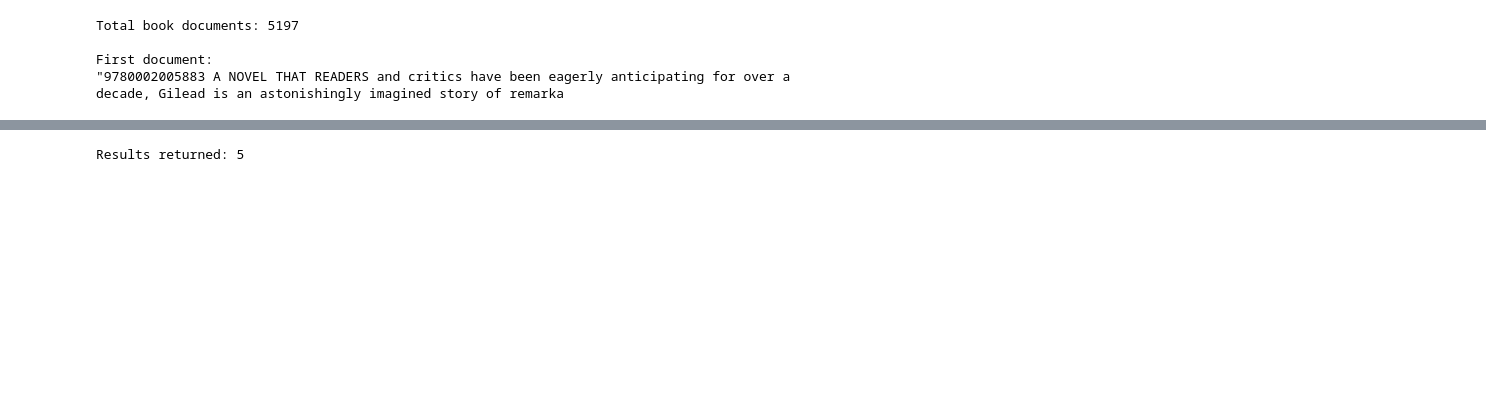
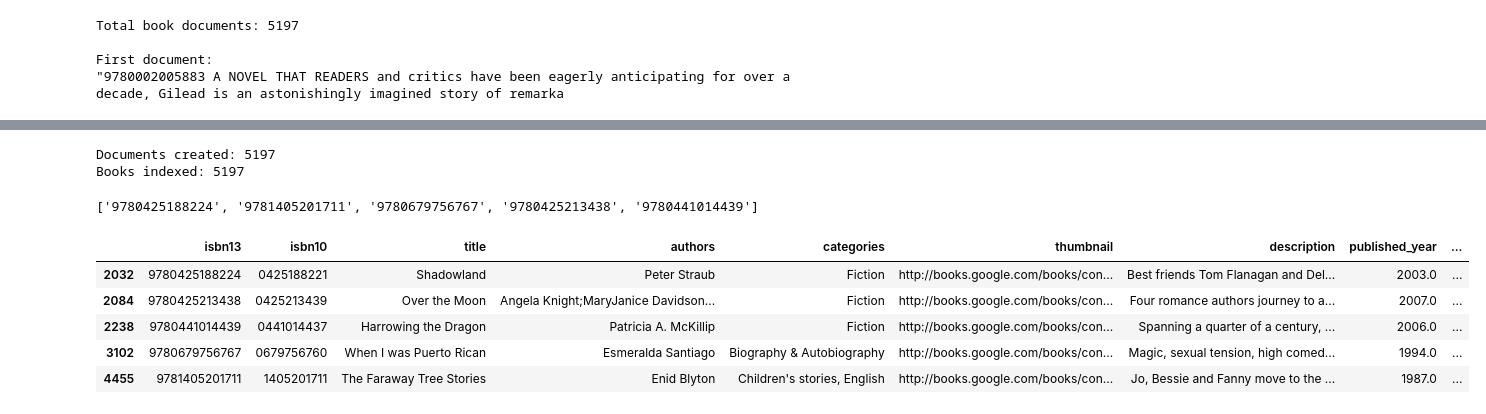
Before and after one commit to Jamess-Nicc/book-recommender, a Jupyter notebook: vector-search.ipynb, the cells around one changed output, grey strips where cells are left out. Saved outputs shown, nothing was run; the diff lists cells and outputs as text; code cells hidden in the pictures; blank space fills up the shorter version.

```diff
--- a/vector-search.ipynb
+++ b/vector-search.ipynb
@@ -142,8 +144,28 @@ Books indexed: 15591
 # %%
-query = "A story about friendship, magic, and adventure"
-
-results = db_books.similarity_search(query, k=5)
-
-print("Results returned:", len(results))
+print("Documents created:", len(documents))
+print("Books indexed:", db_books._collection.count())
 # %% [output]
-Results returned: 5
+Documents created: 5197
+Books indexed: 5197
+# %%
+isbn_list = [
+    doc.page_content.split()[0].strip('"')
+    for doc in results
+]
+
+print(isbn_list)
+# %% [output]
+['9780425188224', '9781405201711', '9780679756767', '9780425213438', '9780441014439']
+# %%
+recommended_books = books[
+    books["isbn13"].astype(str).isin(isbn_list)
+]
+
+recommended_books
+# %% [output]
+|  | isbn13 | isbn10 | title | authors | categories | thumbnail | description | published_year | ... |
+| 2032 | 9780425188224 | 0425188221 | Shadowland | Peter Straub | Fiction | http://books.google.com/books/con... | Best friends Tom Flanagan and Del... | 2003.0 | ... |
+| 2084 | 9780425213438 | 0425213439 | Over the Moon | Angela Knight;MaryJanice Davidson... | Fiction | http://books.google.com/books/con... | Four romance authors journey to a... | 2007.0 | ... |
+| 2238 | 9780441014439 | 0441014437 | Harrowing the Dragon | Patricia A. McKillip | Fiction | http://books.google.com/books/con... | Spanning a quarter of a century, ... | 2006.0 | ... |
+| 3102 | 9780679756767 | 0679756760 | When I was Puerto Rican | Esmeralda Santiago | Biography & Autobiography | http://books.google.com/books/con... | Magic, sexual tension, high comed... | 1994.0 | ... |
+| 4455 | 9781405201711 | 1405201711 | The Faraway Tree Stories | Enid Blyton | Children's stories, English | http://books.google.com/books/con... | Jo, Bessie and Fanny move to the ... | 1987.0 | ... |
```
Also changed, not shown: parts of 10 cells of this notebook.
